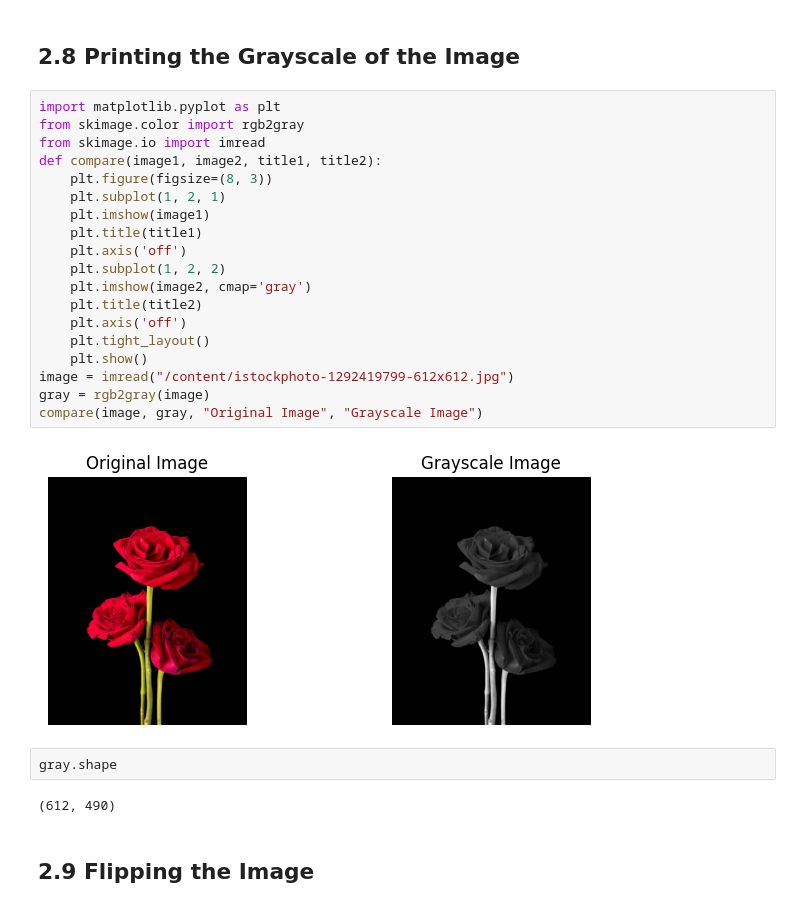
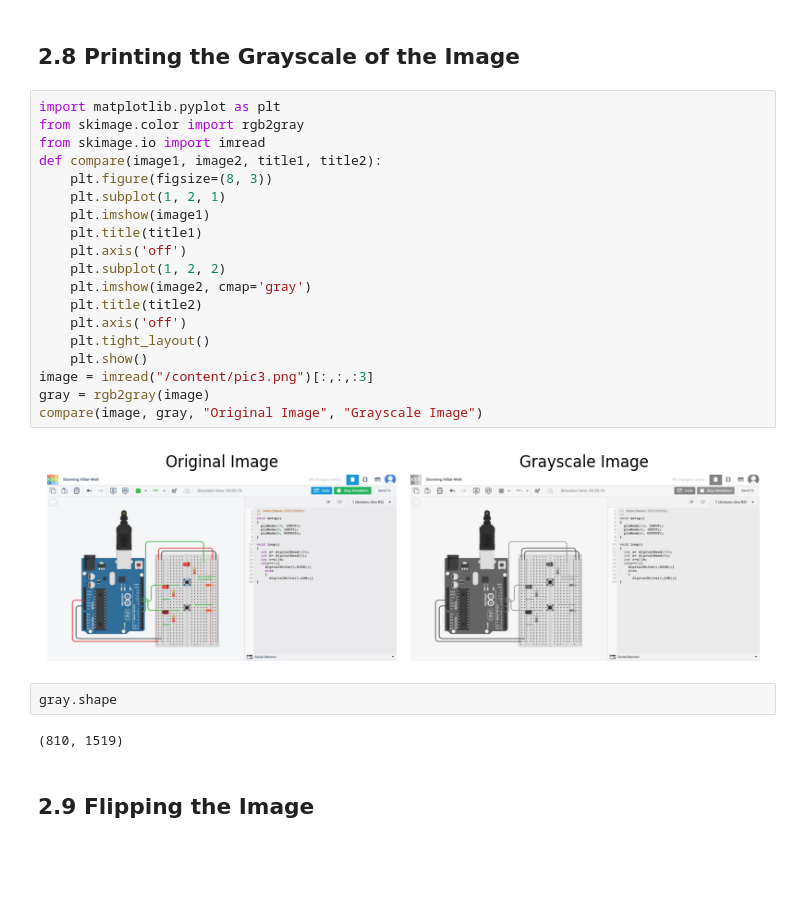
Before and after one commit to jasleenkaurr/Image_Processing, a Jupyter notebook: Image_Preprocessing.ipynb, the cells around one changed output. Saved outputs shown, nothing was run; the diff lists cells and outputs as text; blank space fills up the shorter version.

```diff
--- a/Image_Preprocessing.ipynb
+++ b/Image_Preprocessing.ipynb
@@ -254,28 +254,28 @@ plt.show()
 # %%
 import matplotlib.pyplot as plt
 from skimage.color import rgb2gray
 from skimage.io import imread
 def compare(image1, image2, title1, title2):
     plt.figure(figsize=(8, 3))
     plt.subplot(1, 2, 1)
     plt.imshow(image1)
     plt.title(title1)
     plt.axis('off')
     plt.subplot(1, 2, 2)
     plt.imshow(image2, cmap='gray')
     plt.title(title2)
     plt.axis('off')
     plt.tight_layout()
     plt.show()
-image = imread("/content/istockphoto-1292419799-612x612.jpg")
+image = imread("/content/pic3.png")[:,:,:3]
 gray = rgb2gray(image)
 compare(image, gray, "Original Image", "Grayscale Image")
 # %% [output]
-[figure, old version]
+[figure, new version]
 # %%
 gray.shape
 # %% [output]
-(612, 490)
+(810, 1519)
 # %% [markdown]
 ## **2.9 Flipping the Image**
 # %%
```
Also changed, not shown: parts of 24 cells of this notebook.
